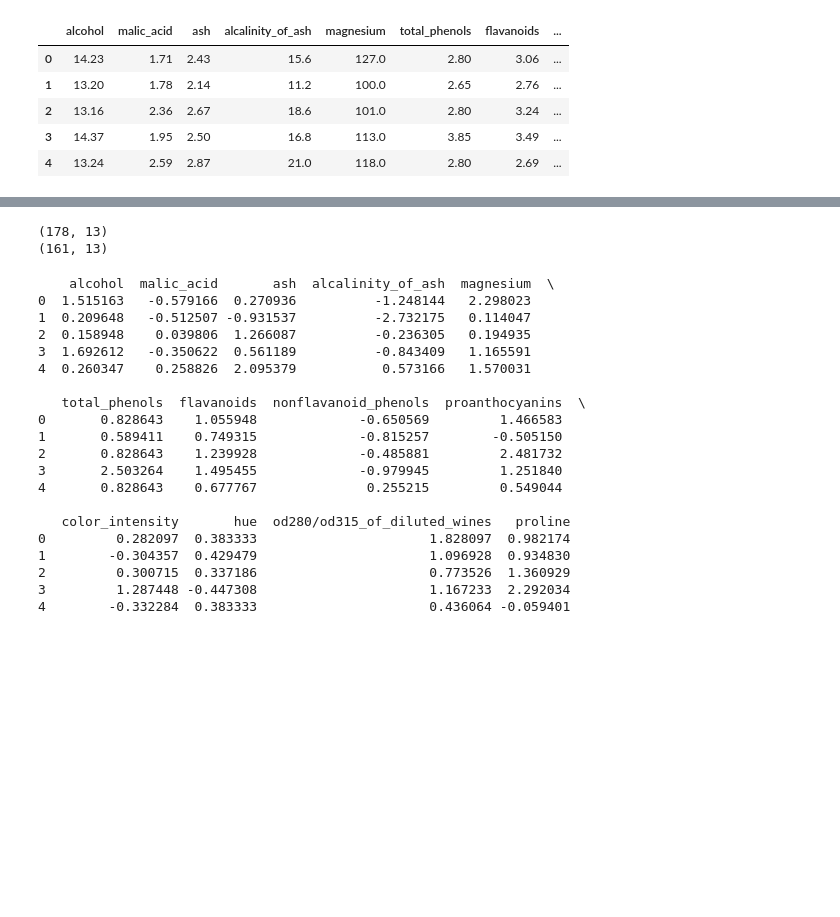
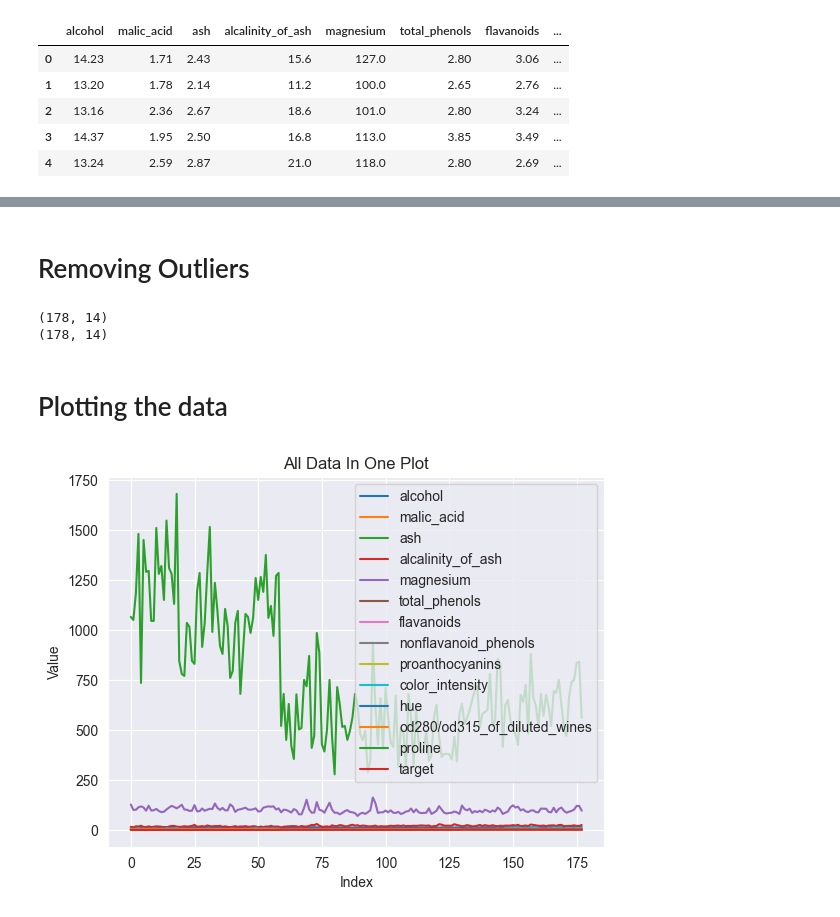
Before and after one commit to MrSolymi/FIRCC-beugro, a Jupyter notebook: project.ipynb, the cells around one changed output, grey strips where cells are left out. Saved outputs shown, nothing was run; the diff lists cells and outputs as text; code cells hidden in the pictures; blank space fills up the shorter version.

```diff
--- a/project.ipynb
+++ b/project.ipynb
@@ -106,53 +92,30 @@ plot_separate(df)
+# %% [markdown]
+# Removing Outliers
 # %%
-Q1 = df.quantile(0.25)
-Q3 = df.quantile(0.75)
-IQR = Q3 - Q1
-
-#df = df[~((df < (Q1 - 1.5 * IQR)) | (df > (Q3 + 1.5 * IQR))).any(axis=1)]
 print(df.shape)
 
 df_clean = df.copy()
-for column in df_clean.columns:
-    if df_clean[column].dtype in [float, int]:  # Columns with numerical values
-        Q1 = df_clean[column].quantile(0.25)
-        Q3 = df_clean[column].quantile(0.75)
-        IQR = Q3 - Q1
-
-        lower_bound = Q1 - 1.5 * IQR
-        upper_bound = Q3 + 1.5 * IQR
-
-        # Remove outliers
-        df_clean = df_clean[(df_clean[column] >= lower_bound) & (df_clean[column] <= upper_bound)]
+#for column in df_clean.columns:
+#    if df_clean[column].dtype in [float, int]:  # Columns with numerical values
+#        Q1 = df_clean[column].quantile(0.25)
+#        Q3 = df_clean[column].quantile(0.75)
+#        IQR = Q3 - Q1
+#
+#        lower_bound = Q1 - 1.5 * IQR
+#        upper_bound = Q3 + 1.5 * IQR
+#
+#        # Remove outliers
+#        df_clean = df_clean[(df_clean[column] >= lower_bound) & (df_clean[column] <= upper_bound)]
 
 # Look at the shape of the new dataframe
 print(df_clean.shape)  # New shape
 # %% [output]
-(178, 13)
-(161, 13)
+(178, 14)
+(178, 14)
-# %%
-scaler = StandardScaler()
-df_clean_standardized = pd.DataFrame(scaler.fit_transform(df_clean), columns=df_clean.columns)
-
-print(df_clean_standardized.head())
-# %% [output]
-    alcohol  malic_acid       ash  alcalinity_of_ash  magnesium  \
-0  1.515163   -0.579166  0.270936          -1.248144   2.298023
-1  0.209648   -0.512507 -0.931537          -2.732175   0.114047
-2  0.158948    0.039806  1.266087          -0.236305   0.194935
-3  1.692612   -0.350622  0.561189          -0.843409   1.165591
-4  0.260347    0.258826  2.095379           0.573166   1.570031
-
-   total_phenols  flavanoids  nonflavanoid_phenols  proanthocyanins  \
-0       0.828643    1.055948             -0.650569         1.466583
-1       0.589411    0.749315             -0.815257        -0.505150
-2       0.828643    1.239928             -0.485881         2.481732
-3       2.503264    1.495455             -0.979945         1.251840
-4       0.828643    0.677767              0.255215         0.549044
-
-   color_intensity       hue  od280/od315_of_diluted_wines   proline
-0         0.282097  0.383333                      1.828097  0.982174
-1        -0.304357  0.429479                      1.096928  0.934830
-2         0.300715  0.337186                      0.773526  1.360929
-3         1.287448 -0.447308                      1.167233  2.292034
-4        -0.332284  0.383333                      0.436064 -0.059401
+# %% [markdown]
+# Plotting the data
+# %%
+plot_all_in_one(df_clean)
+# %% [output]
+[figure, added]
 # %%
```
Also changed, not shown: parts of 20 cells of this notebook.
